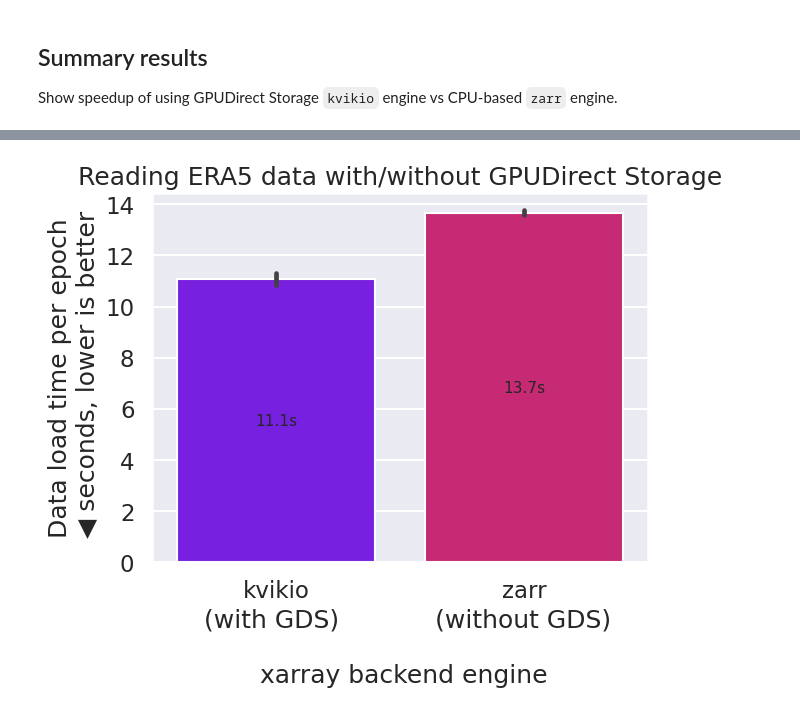
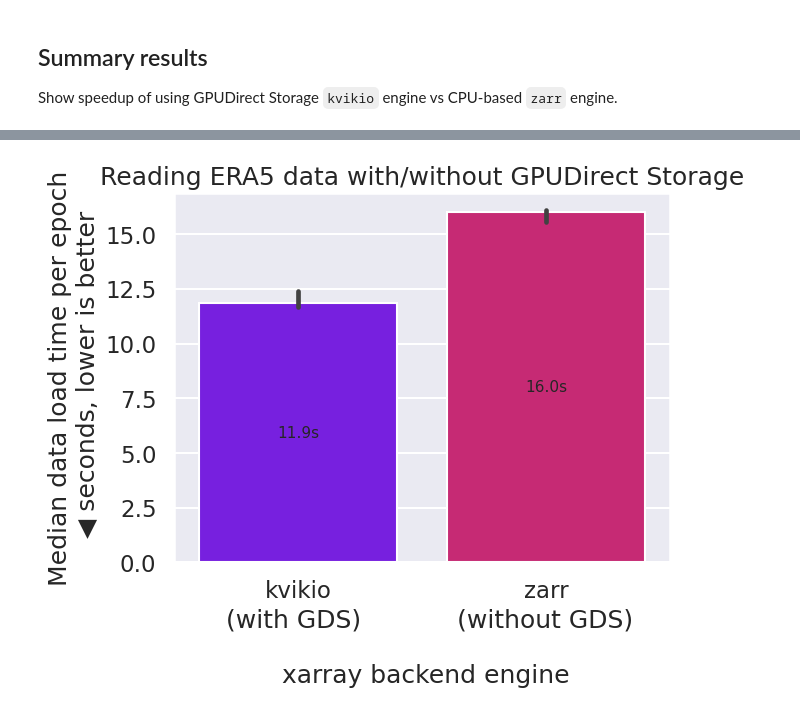
Before and after one commit to weiji14/foss4g2023oceania, a Jupyter notebook: 2_compare_results.ipynb, the cells around one changed output, grey strips where cells are left out. Cells and saved outputs as stored; diff of their text form; code cells hidden in the pictures.

Commit message:
:bug: Change barplot estimator to median instead of mean
Seaborn plots the mean value by default, but changing to median instead. The kvikIO engine is now reported as 35% faster than the Zarr engine.

```diff
--- a/2_compare_results.ipynb
+++ b/2_compare_results.ipynb
@@ -108,14 +108,14 @@ kvikIO engine is 24.00% faster than Zarr engine
 # %%
 sns.set_theme(context="talk", palette=["#7400ff", "#e01073"])
-ax = sns.barplot(data=df)
+ax = sns.barplot(data=df, estimator="median")
 for container in ax.containers:
     ax.bar_label(container=container, fontsize=11, fmt="%.1fs", label_type="center")
-ax.set_ylabel(ylabel="Data load time per epoch\n ◀ seconds, lower is better")
+ax.set_ylabel(ylabel="Median data load time per epoch\n ◀ seconds, lower is better")
 ax.set_xlabel(
     xlabel="   (with GDS)            (without GDS) \n\n xarray backend engine"
 )
 ax.set_title(label="Reading ERA5 data with/without GPUDirect Storage")
 fig = ax.get_figure()
 fig.savefig(fname="figures/compare_kvikio_zarr.svg", bbox_inches="tight")
 # %% [output]
-[figure, old version]
+[figure, new version]
```
Also changed, not shown: parts of 3 cells of this notebook.
